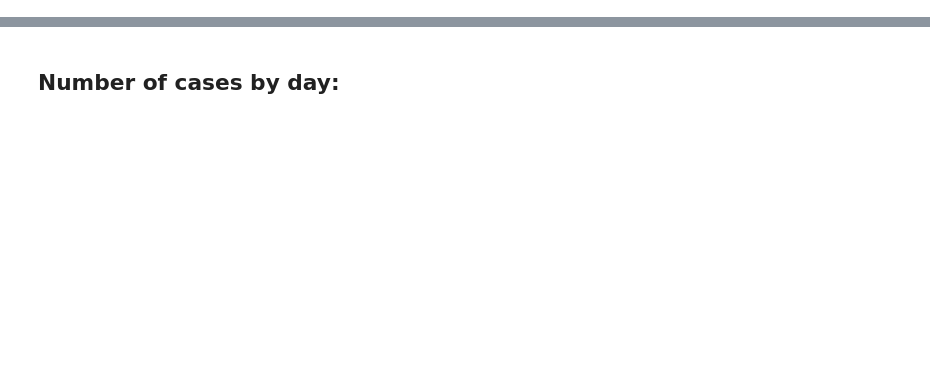
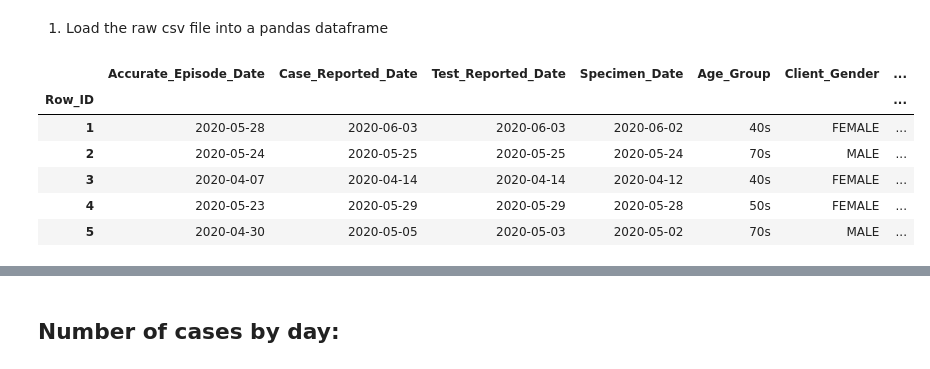
Before and after one commit to rkaunismaa/Covid19, a Jupyter notebook: conposcovidloc.ipynb, the cells around one changed output, grey strips where cells are left out. Cells and saved outputs as stored; diff of their text form; code cells hidden in the pictures; blank space fills up the shorter version.

```diff
--- a/conposcovidloc.ipynb
+++ b/conposcovidloc.ipynb
@@ -7,4 +7,18 @@ np.__version__, pd.__version__
+# %% [markdown]
+1) Load the raw csv file into a pandas dataframe
 # %%
 # https://data.ontario.ca/dataset/confirmed-positive-cases-of-covid-19-in-ontario
-csvName = 'conposcovidloc-2021-02-19'
-conposcovidloc = pd.read_csv(csvName + '.csv', header=0, index_col='Row_ID')
+csvName = 'data/conposcovidloc-2021-02-21'
+rawDf = pd.read_csv(csvName + '.csv',
+                  header=0,
+                  index_col='Row_ID',
+                  parse_dates=['Accurate_Episode_Date','Case_Reported_Date','Test_Reported_Date','Specimen_Date'])
+rawDf.head()
+# %% [output]
+|  | Accurate_Episode_Date | Case_Reported_Date | Test_Reported_Date | Specimen_Date | Age_Group | Client_Gender | ... |
+| Row_ID |  |  |  |  |  |  | ... |
+| 1 | 2020-05-28 | 2020-06-03 | 2020-06-03 | 2020-06-02 | 40s | FEMALE | ... |
+| 2 | 2020-05-24 | 2020-05-25 | 2020-05-25 | 2020-05-24 | 70s | MALE | ... |
+| 3 | 2020-04-07 | 2020-04-14 | 2020-04-14 | 2020-04-12 | 40s | FEMALE | ... |
+| 4 | 2020-05-23 | 2020-05-29 | 2020-05-29 | 2020-05-28 | 50s | FEMALE | ... |
+| 5 | 2020-04-30 | 2020-05-05 | 2020-05-03 | 2020-05-02 | 70s | MALE | ... |
```
Also changed, not shown: parts of 33 cells of this notebook, 4 other files.
